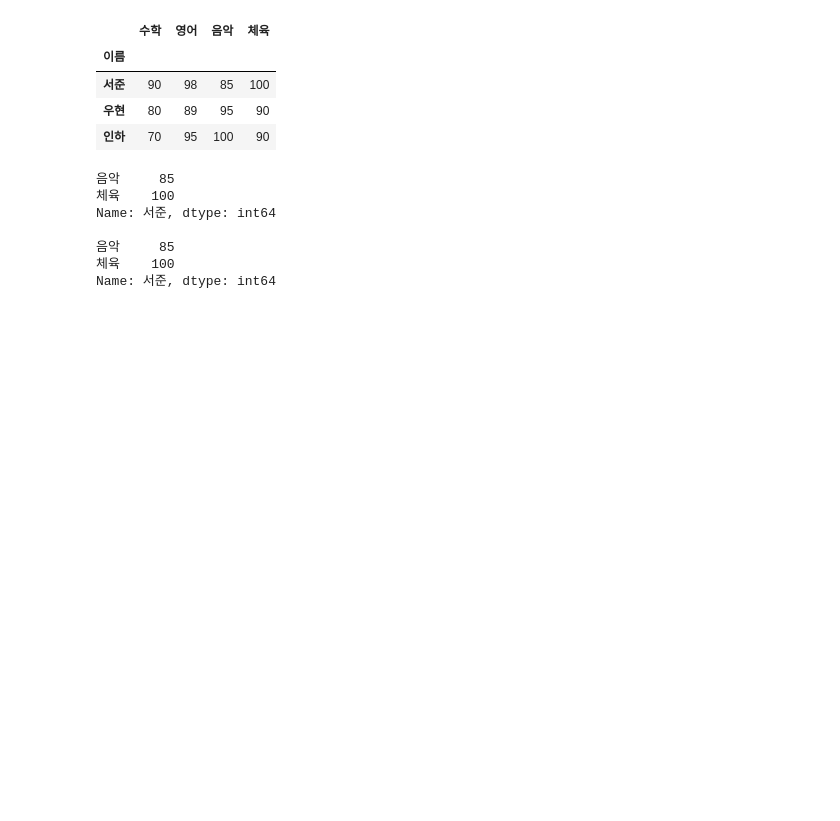
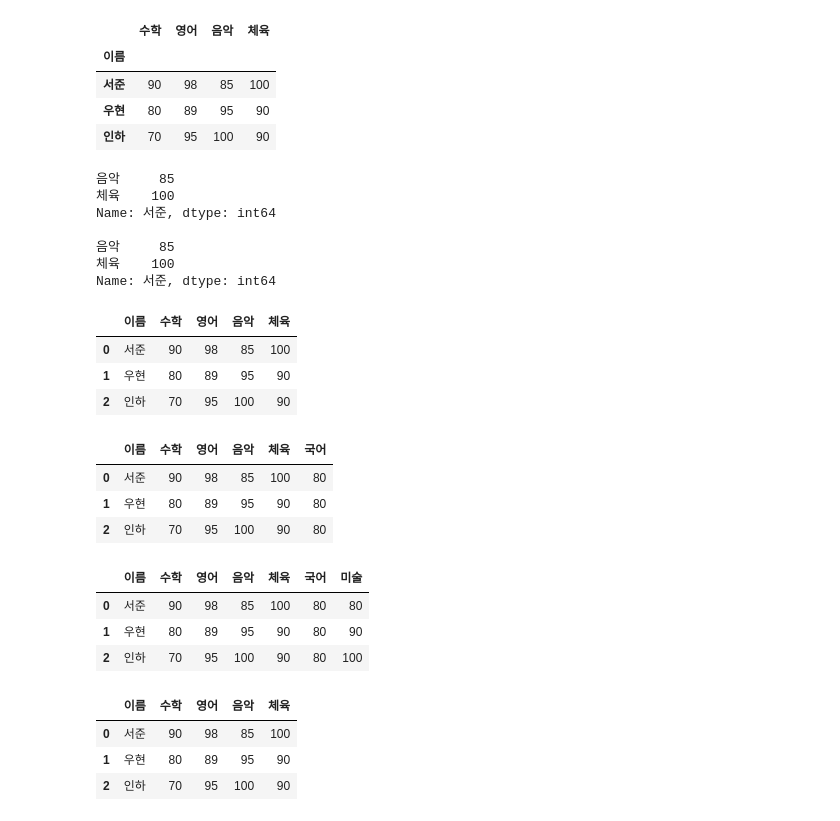
Before and after one commit to rlaalsgh1113/18_data_analytics, a Jupyter notebook: 02_데이터프레임.ipynb, the cells around one changed output. Cells and saved outputs as stored; diff of their text form; code cells hidden in the pictures; blank space fills up the shorter version.

```diff
--- a/02_데이터프레임.ipynb
+++ b/02_데이터프레임.ipynb
@@ -408,3 +408,61 @@ Name: 서준, dtype: int64
 음악     85
 체육    100
 Name: 서준, dtype: int64
+# %%
+# 열 추가
+
+# 데이터프레임객체["열이름"] = 데이터값
+import pandas as pd
+
+exam_data = {
+    "이름" : ["서준", "우현", "인하"],
+    "수학" : [90,80,70],
+    "영어" : [98, 89, 95],
+    "음악" : [85, 95, 100],
+    "체육" : [100, 90, 90]
+}
+
+df = pd.DataFrame(exam_data)
+df
+# %% [output]
+|  | 이름 | 수학 | 영어 | 음악 | 체육 |
+| 0 | 서준 | 90 | 98 | 85 | 100 |
+| 1 | 우현 | 80 | 89 | 95 | 90 |
+| 2 | 인하 | 70 | 95 | 100 | 90 |
+# %%
+df["국어"] = 80
+df
+# %% [output]
+|  | 이름 | 수학 | 영어 | 음악 | 체육 | 국어 |
+| 0 | 서준 | 90 | 98 | 85 | 100 | 80 |
+| 1 | 우현 | 80 | 89 | 95 | 90 | 80 |
+| 2 | 인하 | 70 | 95 | 100 | 90 | 80 |
+# %%
+df["미술"] = [80, 90, 100]
+df
+# %% [output]
+|  | 이름 | 수학 | 영어 | 음악 | 체육 | 국어 | 미술 |
+| 0 | 서준 | 90 | 98 | 85 | 100 | 80 | 80 |
+| 1 | 우현 | 80 | 89 | 95 | 90 | 80 | 90 |
+| 2 | 인하 | 70 | 95 | 100 | 90 | 80 | 100 |
+# %%
+# 행 추가
+
+# 데이터프레임객체.loc["행이름"] = 데이터값
+
+exam_data = {
+    "이름" : ["서준", "우현", "인하"],
+    "수학" : [90,80,70],
+    "영어" : [98, 89, 95],
+    "음악" : [85, 95, 100],
+    "체육" : [100, 90, 90]
+}
+
+df = pd.DataFrame(exam_data)
+
+df
+# %% [output]
+|  | 이름 | 수학 | 영어 | 음악 | 체육 |
+| 0 | 서준 | 90 | 98 | 85 | 100 |
+| 1 | 우현 | 80 | 89 | 95 | 90 |
+| 2 | 인하 | 70 | 95 | 100 | 90 |
```
Also changed, not shown: parts of 12 cells of this notebook, 1 other file.
